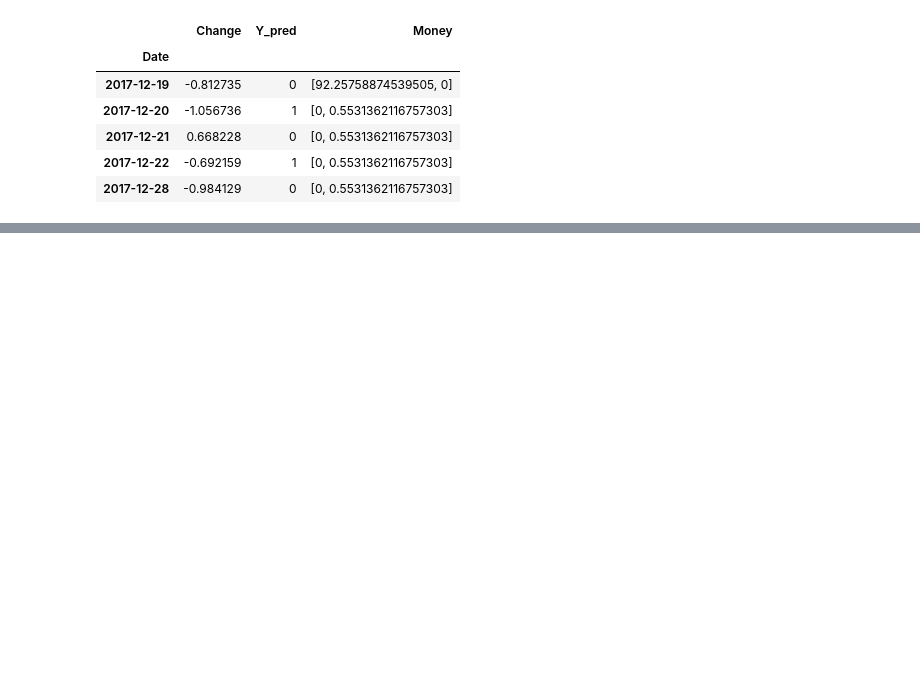
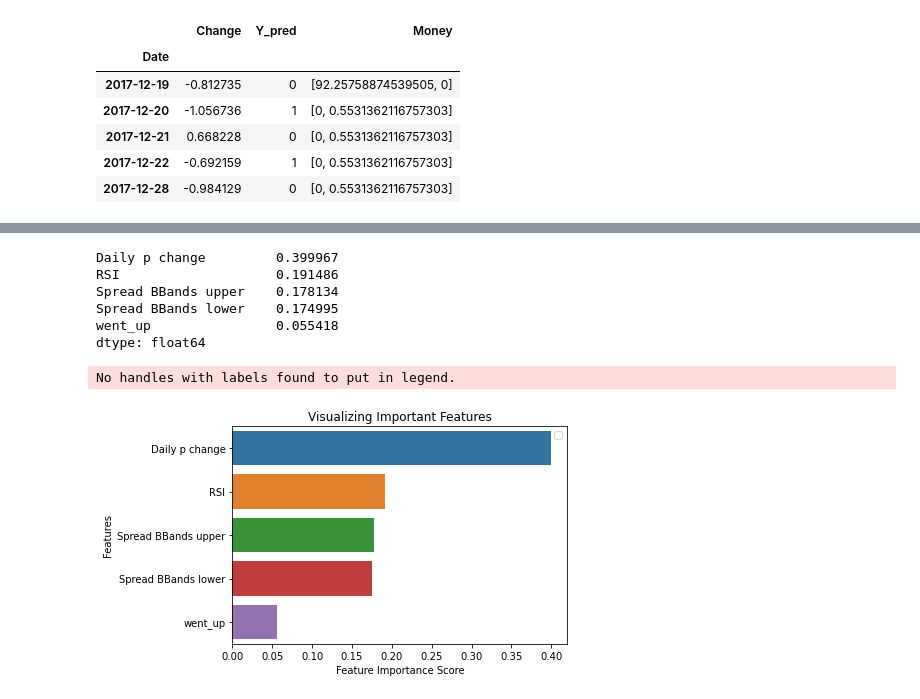
Before and after one commit to igaekus/projet-python-1A, a Jupyter notebook: algoTrading.ipynb, the cells around one changed output, grey strips where cells are left out. Saved outputs shown, nothing was run; the diff lists cells and outputs as text; code cells hidden in the pictures; blank space fills up the shorter version.

```diff
--- a/algoTrading.ipynb
+++ b/algoTrading.ipynb
@@ -194,7 +194,7 @@ stock_data_set["Spread BBands lower"] = (stock_hist["open"]["2012":]- TA.BBANDS(
 stock_data_set["Daily p change"] = TA.ROC(resample(stock_hist,"1d"), period=1)["2012":]
 stock_data_set["RSI"] = TA.RSI(stock_hist)
 stock_data_set = stock_data_set.dropna()
-def up_down(dataset):
+def choice(dataset):
     l=[0]
     for k in range(1,len(dataset)):
         if dataset["Daily p change"][k]=="NaN" : l.append("Nan")
@@ -206,10 +206,10 @@ def up_down(dataset):
         else : l.append(0)
     if len(l)!=len(dataset) : raise ValueError("Problème de dim")
     return(l)
-stock_data_set["went_up"] = up_down(stock_data_set)
+stock_data_set["went_up"] = choice(stock_data_set)
 
 
-
+yo = ["Spread BBands upper","Spread BBands lower","Daily p change","RSI","went_up"]
 
 
 
@@ -348,0 +374,23 @@ a.tail()
+# %%
+feature_imp = pd.Series(model.feature_importances_,index=["Spread BBands upper","Spread BBands lower","Daily p change","RSI","went_up"]).sort_values(ascending=False)
+feature_imp
+# %% [output]
+Daily p change         0.399967
+RSI                    0.191486
+Spread BBands upper    0.178134
+Spread BBands lower    0.174995
+went_up                0.055418
+dtype: float64
+# %%
+%matplotlib inline
+# Creating a bar plot
+sns.barplot(x=feature_imp, y=feature_imp.index)
+# Add labels to your graph
+plt.xlabel('Feature Importance Score')
+plt.ylabel('Features')
+plt.title("Visualizing Important Features")
+plt.legend()
+plt.show()
+# %% [output]
+No handles with labels found to put in legend.
+[figure, added]
```
Also changed, not shown: parts of 2 cells of this notebook.
